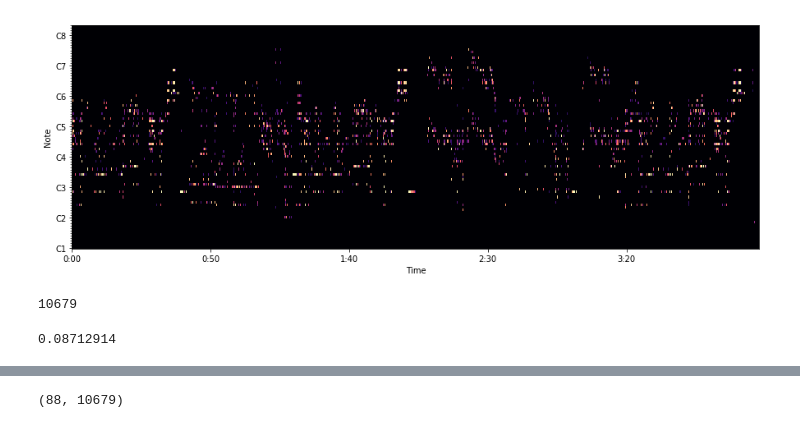
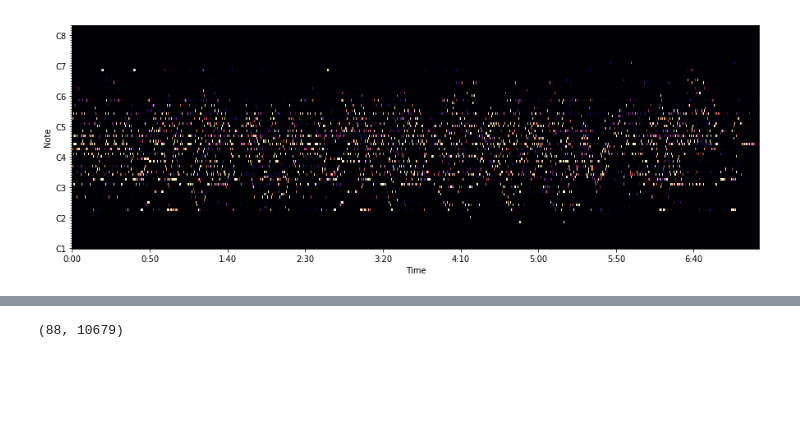
Before and after one commit to kosmels/amt_nn, a Jupyter notebook: model.ipynb, the cells around one changed output, grey strips where cells are left out. Saved outputs shown, nothing was run; the diff lists cells and outputs as text; code cells hidden in the pictures; blank space fills up the shorter version.

Commit message:
model and preprocessing adjustment

```diff
--- a/model.ipynb
+++ b/model.ipynb
@@ -57,9 +102,6 @@ def train_model(cqt_train, cqt_test, midi_train, midi_test, n_classes=88):
     return model
 # %%
-ws = np.array(prep.wav_chunks[0])
-wavs_reshaped = np.array([w.T for w in ws])
-wsr = np.array([w.reshape(4, 264, 1) for w in wavs_reshaped])
-msr = prep.midi_chunks[0].T
+wsr, msr = conv2d_reshape(prep.wav_chunks, prep.midi_chunks)
 x_train, x_test, y_train, y_test = train_test_split(wsr, msr, test_size=0.2, random_state=21)
 # %%
 model = train_model(x_train, x_test, y_train, y_test)
@@ -87,9 +130,4 @@ wavs_reshaped2 = np.array([w.T for w in ws2])
 wsr2 = np.array([w.reshape(4, 264, 1) for w in wavs_reshaped2])
 msr2 = prep.midi_chunks[0].T
 # %%
-midi_predicted = model.predict(wsr2)
+midi_predicted = model.predict(cqt_m)
-# %%
-# midi_predicted = midi_predicted.T
-prep.mp.plot_piano_roll(mid_trunc[:,:])
-# %% [output]
-[figure, removed]
@@ -107,8 +134,6 @@ def postproccess_midi(midi_predict):
-# %%
-len(prep.wav_chunks[0])
-# %% [output]
-10679
-# %%
-np.max(midi_predicted[45])
-# %% [output]
-0.08712914
+# %%
+midi_predicted = midi_predicted.T
+# %%
+prep.mp.plot_piano_roll(midi_predicted[:,:])
+# %% [output]
+[figure, added]
```
Also changed, not shown: parts of 9 cells of this notebook, 2 other files.
